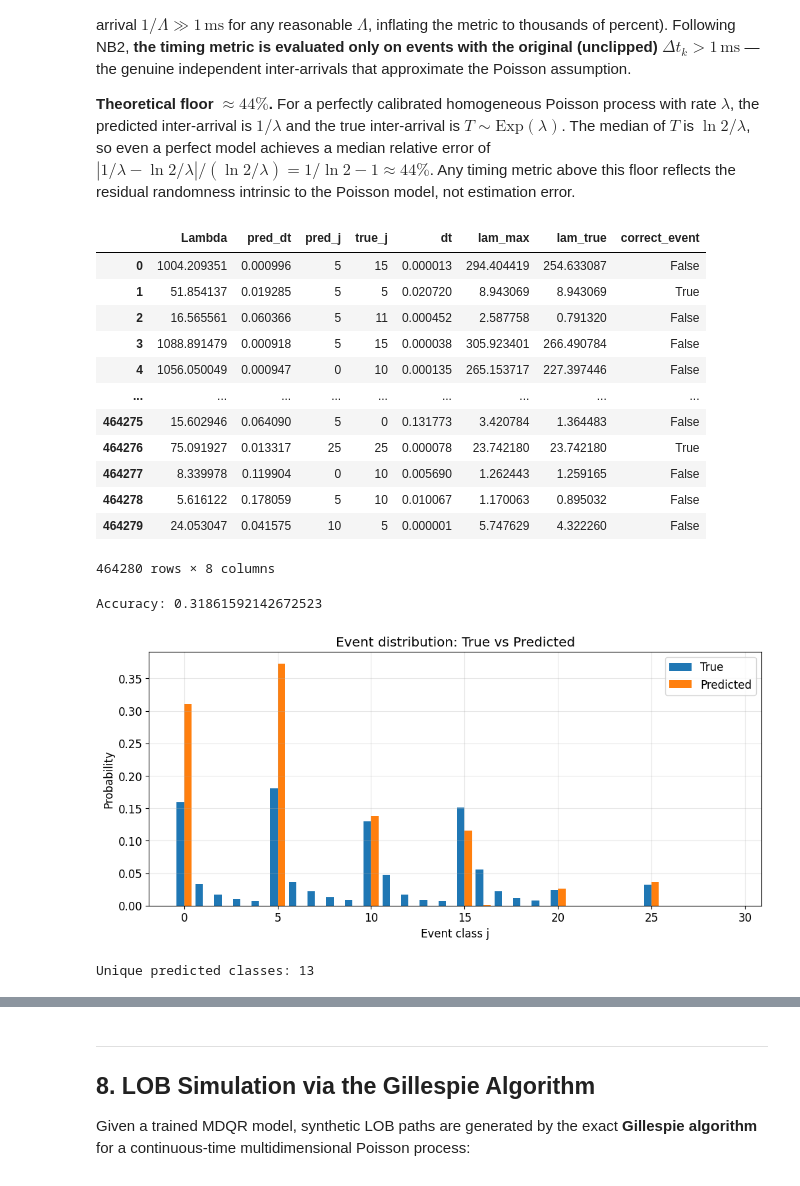
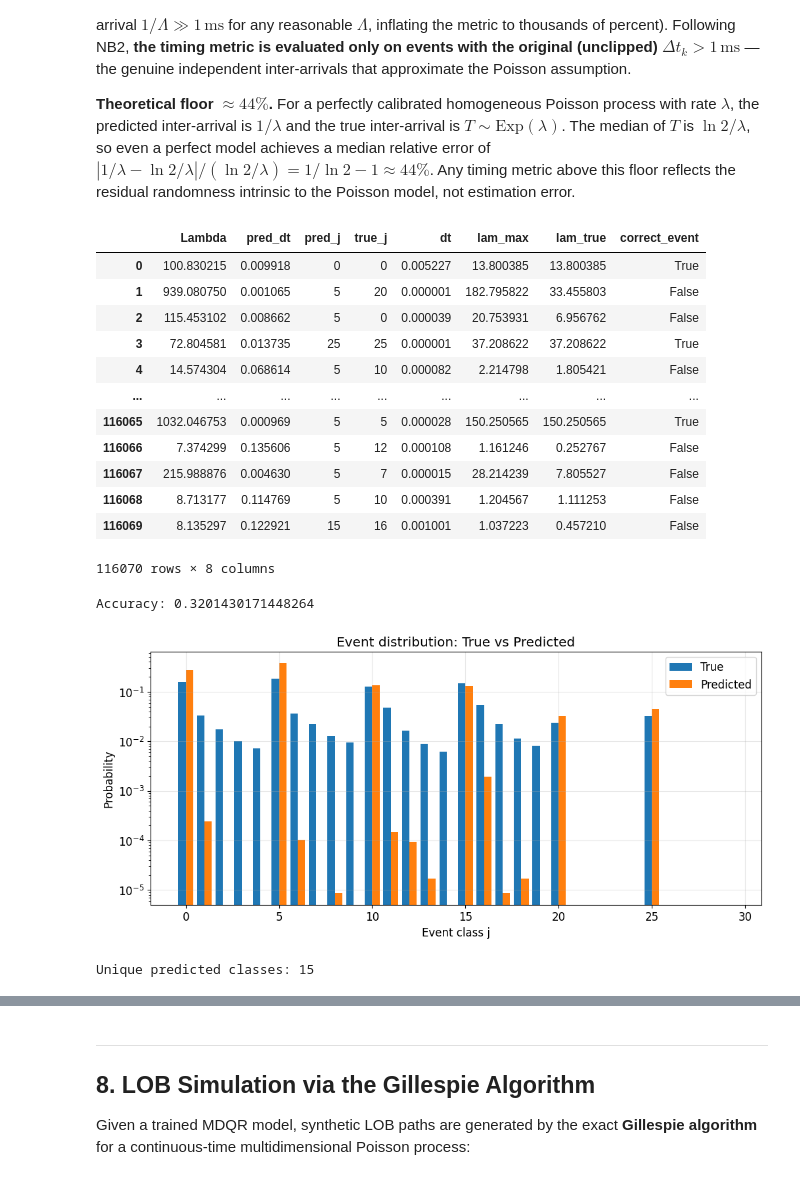
Before and after one commit to archer-paul/DeepQR-Microstructure, a Jupyter notebook: 03_mdqr_model_rebectest.ipynb, the cells around one changed output, grey strips where cells are left out. Drawn from its saved outputs; the diff is of its cells as text; code cells hidden in the pictures.

Commit message:
Weighted loss function + Evaluation functions
Important :
- Tunning des weights de MDQR
- Changement du code d'évaluation pour MDQR et SIZE (et combiné)

```diff
--- a/03_mdqr_model_rebectest.ipynb
+++ b/03_mdqr_model_rebectest.ipynb
@@ -651,16 +651,20 @@ per level), the NLL curve is noisier and patience 30 is required to give $\Lambd
 matching the strategy used in Notebook 2.
 # %%
 # ── Section 5 (MDQRNet Training) ────────────────────────────
-
-def mdqr_nll(lambdas, event_j, dt):
+def mdqr_nll(lambdas, event_j, dt, class_weights):
     lambdas = lambdas.float()
     dt = dt.float()
     eps = 1e-9
+
     Lambda = lambdas.sum(dim=1)
-    idx = event_j.clamp(0).unsqueeze(1)
+    idx = event_j.clamp(min=0).unsqueeze(1)
     selected_lambda = lambdas.gather(1, idx).squeeze(1)
+
+    weights = class_weights[event_j]
+
     survival_term = Lambda * dt
-    log_term = torch.log(selected_lambda + eps)
+    log_term = weights * torch.log(selected_lambda + eps)
+
     return (survival_term - log_term).mean()
 
 BATCH    = 4096
@@ -678,8 +682,23 @@ def _to_tensors(ds):
             torch.FloatTensor(ds['dt']),
             torch.FloatTensor(ds['t']))
 
+def construct_weights(ds, K):
+    n_classes = 3*2*K
+    counts = np.bincount(ds["event_j"], minlength=n_classes)
+
+    freq = counts / counts.sum()
+
+    alpha = 0.4
+    weights = 1.0 / np.power(freq + 1e-12, alpha)
+    weights = np.clip(weights, 0.5, 5.0)
+    weights = weights / weights.mean()
+
+    return torch.tensor(weights, dtype=torch.float32, device=device)
+
 Xc_tr, Xh_tr, Xl_tr, Ej_tr, Dt_tr, T_tr = _to_tensors(ds_train)
 Xc_va, Xh_va, Xl_va, Ej_va, Dt_va, T_va = _to_tensors(ds_val)
+
+class_weights = construct_weights(ds_train, K=K)
 
 loader_tr = DataLoader(
     TensorDataset(Xc_tr, Xh_tr, Xl_tr, Ej_tr, Dt_tr
@@ -710,14 +729,14 @@ for epoch in range(1, EPOCHS + 1):
 
         if use_cuda:
             with torch.autocast(device_type='cuda'):
-                loss = mdqr_nll(mdqr_net(xc, xh, xl), ej, dt)
+                loss = mdqr_nll(mdqr_net(xc, xh, xl), ej, dt, class_weights)
             scaler.scale(loss).backward()
             scaler.unscale_(opt_int)
             nn.utils.clip_grad_norm_(mdqr_net.parameters(), 1.0)
             scaler.step(opt_int)
             scaler.update()
         else:
-            loss = mdqr_nll(mdqr_net(xc, xh, xl), ej, dt)
+            loss = mdqr_nll(mdqr_net(xc, xh, xl), ej, dt, class_weights)
             loss.backward()
             nn.utils.clip_grad_norm_(mdqr_net.parameters(), 1.0)
             opt_int.step()
@@ -733,7 +752,7 @@ for epoch in range(1, EPOCHS + 1):
         for i in range(0, len(Xc_va), BATCH):
             s = slice(i, i + BATCH)
             l = mdqr_nll(mdqr_net(Xc_va[s].to(device), Xh_va[s].to(device), Xl_va[s].to(device)),
-                         Ej_va[s].to(device), Dt_va[s].to(device))
+                         Ej_va[s].to(device), Dt_va[s].to(device), class_weights)
             va_parts.append(l.item() * len(Xc_va[s]))
         val_loss = sum(va_parts) / len(Xc_va)
 
@@ -1134,15 +1153,15 @@ def evaluate_mdqr(mdqr_net, ds, device, batch_size=1024, dt_eval_threshold=None,
         "mdqr_n_timing": n_timing
     }, out
 # %%
-mdqr_metrics, mdqr_out = evaluate_mdqr(mdqr_net, ds_train, device)
+mdqr_metrics, mdqr_out = evaluate_mdqr(mdqr_net, ds_val, device)
 
 # Convetsion to dataframe
 df_mdqr = pd.DataFrame({
     "Lambda": mdqr_out["Lambda"],
     "pred_dt": mdqr_out["pred_dt"],
     "pred_j": mdqr_out["pred_j"],
-    "true_j": ds_train["event_j"],
-    "dt": ds_train["dt"]
+    "true_j": ds_val["event_j"],
+    "dt": ds_val["dt"]
 })
 
 # Adding intensities
@@ -1156,57 +1175,57 @@ df_mdqr["correct_event"] = (df_mdqr["pred_j"] == df_mdqr["true_j"])
 df_mdqr
 # %% [output]
 |  | Lambda | pred_dt | pred_j | true_j | dt | lam_max | lam_true | correct_event |
-| 0 | 1004.209351 | 0.000996 | 5 | 15 | 0.000013 | 294.404419 | 254.633087 | False |
-| 1 | 51.854137 | 0.019285 | 5 | 5 | 0.020720 | 8.943069 | 8.943069 | True |
-| 2 | 16.565561 | 0.060366 | 5 | 11 | 0.000452 | 2.587758 | 0.791320 | False |
-| 3 | 1088.891479 | 0.000918 | 5 | 15 | 0.000038 | 305.923401 | 266.490784 | False |
-| 4 | 1056.050049 | 0.000947 | 0 | 10 | 0.000135 | 265.153717 | 227.397446 | False |
+| 0 | 100.830215 | 0.009918 | 0 | 0 | 0.005227 | 13.800385 | 13.800385 | True |
+| 1 | 939.080750 | 0.001065 | 5 | 20 | 0.000001 | 182.795822 | 33.455803 | False |
+| 2 | 115.453102 | 0.008662 | 5 | 0 | 0.000039 | 20.753931 | 6.956762 | False |
+| 3 | 72.804581 | 0.013735 | 25 | 25 | 0.000001 | 37.208622 | 37.208622 | True |
+| 4 | 14.574304 | 0.068614 | 5 | 10 | 0.000082 | 2.214798 | 1.805421 | False |
 | ... | ... | ... | ... | ... | ... | ... | ... | ... |
-| 464275 | 15.602946 | 0.064090 | 5 | 0 | 0.131773 | 3.420784 | 1.364483 | False |
-| 464276 | 75.091927 | 0.013317 | 25 | 25 | 0.000078 | 23.742180 | 23.742180 | True |
-| 464277 | 8.339978 | 0.119904 | 0 | 10 | 0.005690 | 1.262443 | 1.259165 | False |
-| 464278 | 5.616122 | 0.178059 | 5 | 10 | 0.010067 | 1.170063 | 0.895032 | False |
-| 464279 | 24.053047 | 0.041575 | 10 | 5 | 0.000001 | 5.747629 | 4.322260 | False |
+| 116065 | 1032.046753 | 0.000969 | 5 | 5 | 0.000028 | 150.250565 | 150.250565 | True |
+| 116066 | 7.374299 | 0.135606 | 5 | 12 | 0.000108 | 1.161246 | 0.252767 | False |
+| 116067 | 215.988876 | 0.004630 | 5 | 7 | 0.000015 | 28.214239 | 7.805527 | False |
+| 116068 | 8.713177 | 0.114769 | 5 | 10 | 0.000391 | 1.204567 | 1.111253 | False |
+| 116069 | 8.135297 | 0.122921 | 15 | 16 | 0.001001 | 1.037223 | 0.457210 | False |
-464280 rows × 8 columns
+116070 rows × 8 columns
 # %%
 print("Accuracy:", df_mdqr["correct_event"].mean())
 # %% [output]
-Accuracy: 0.31861592142672523
+Accuracy: 0.3201430171448264
 # %%
 def plot_event_distribution(mdqr_out, ds, K):
     pred = mdqr_out["pred_j"]
     true = np.array(ds["event_j"])
 
     n_classes = 3 * 2 * K
 
     # Comptage
     true_counts = np.bincount(true, minlength=n_classes)
     pred_counts = np.bincount(pred, minlength=n_classes)
 
     # Normalisation
     true_dist = true_counts / true_counts.sum()
     pred_dist = pred_counts / pred_counts.sum()
 
     x = np.arange(n_classes)
 
     plt.figure(figsize=(12,5))
 
     width = 0.4
     plt.bar(x - width/2, true_dist, width=width, label="True")
     plt.bar(x + width/2, pred_dist, width=width, label="Predicted")
 
     plt.xlabel("Event class j")
     plt.ylabel("Probability")
-    plt.yscale("linear")
+    plt.yscale("log")
     plt.title("Event distribution: True vs Predicted")
     plt.legend()
 
     plt.show()
 
-plot_event_distribution(mdqr_out, ds_train, K)
+plot_event_distribution(mdqr_out, ds_val, K)
 # %% [output]
-[figure, old version]
+[figure, new version]
 # %%
 print("Unique predicted classes:", np.unique(mdqr_out["pred_j"]).shape[0])
 # %% [output]
-Unique predicted classes: 13
+Unique predicted classes: 15
```
Also changed, not shown: parts of 11 cells of this notebook, 1 other file.
